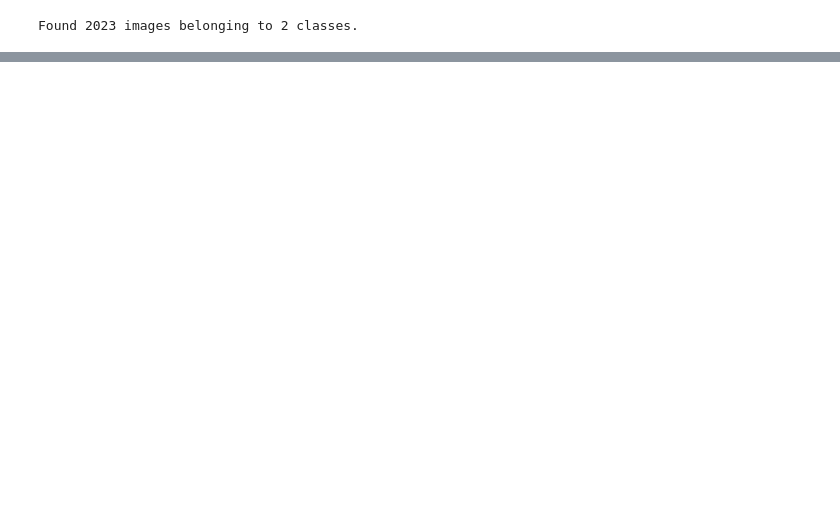
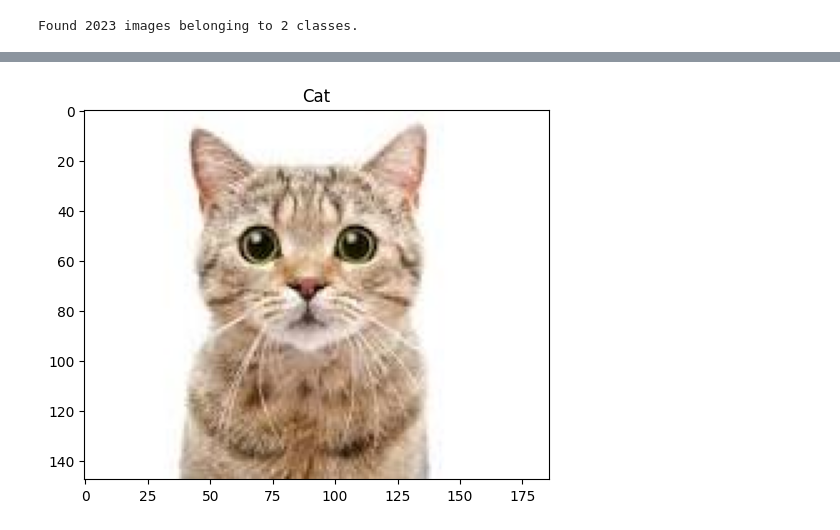
Before and after one commit to AyushAgarwalGithub/cat-vs-dog, a Jupyter notebook: catvsdog.ipynb, the cells around one changed output, grey strips where cells are left out. Saved outputs shown, nothing was run; the diff lists cells and outputs as text; code cells hidden in the pictures; blank space fills up the shorter version.

```diff
--- a/catvsdog.ipynb
+++ b/catvsdog.ipynb
@@ -37,7 +46,7 @@ test_datagen = ImageDataGenerator(rescale=1./255)
 
 test_set = test_datagen.flow_from_directory(
     '/content/test_set/test_set',
-    target_size = (256,256),
+    target_size = (64,64),
     batch_size = 32,
     class_mode = 'binary')
 # %% [output]
@@ -45,7 +54,7 @@ Found 2023 images belonging to 2 classes.
 # %%
 model = Sequential()
 
-model.add(Conv2D(32,kernel_size=(3,3),activation='relu',input_shape=(256,256,3)))
+model.add(Conv2D(32,kernel_size=(3,3),activation='relu',input_shape=(64,64,3)))
 model.add(BatchNormalization())
 model.add(MaxPooling2D(pool_size=(2,2),strides=2))
 
@@ -67,5 +76,5 @@ model.add(Dense(1,activation='sigmoid'))
 # %%
 model.compile(optimizer='adam',loss='binary_crossentropy',metrics=['accuracy'])
 # %%
-fit = model.fit(train_set,epochs=20,validation_data=test_set)
+fit = model.fit(train_set,epochs=25,validation_data=test_set)
 # %% [output]
@@ -92,7 +102,7 @@ import cv2
 import matplotlib.pyplot as plt
 from keras.utils import load_img,img_to_array
 def finder(address_of_img:str)->bool:
-  test_img=load_img(address_of_img,target_size=(256,256))
+  test_img=load_img(address_of_img,target_size=(64,64))
   test_img=img_to_array(test_img)
   test_img=np.expand_dims(test_img,axis=0)
   result=model.predict(test_img)
@@ -113,0 +124,12 @@ plt.show()
+# %%
+
+image_path='/content/cat test.jpg'
+img = cv2.imread(image_path)
+
+img_rgb = cv2.cvtColor(img, cv2.COLOR_BGR2RGB)
+
+
+plt.imshow(img_rgb)
+plt.title(finder(image_path))
+plt.show()
+# %% [output]
@@ -114,3 +137,4 @@ plt.show()
+[figure, added]
 # %%
 
 image_path='/content/dog test.jpg'
```
Also changed, not shown: parts of 11 cells of this notebook.
